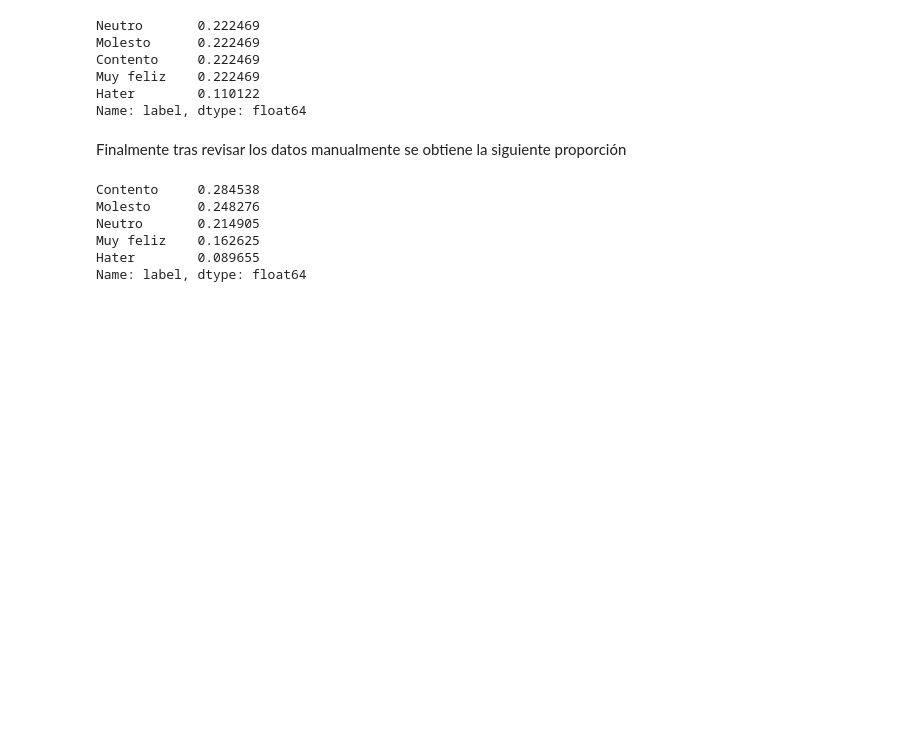
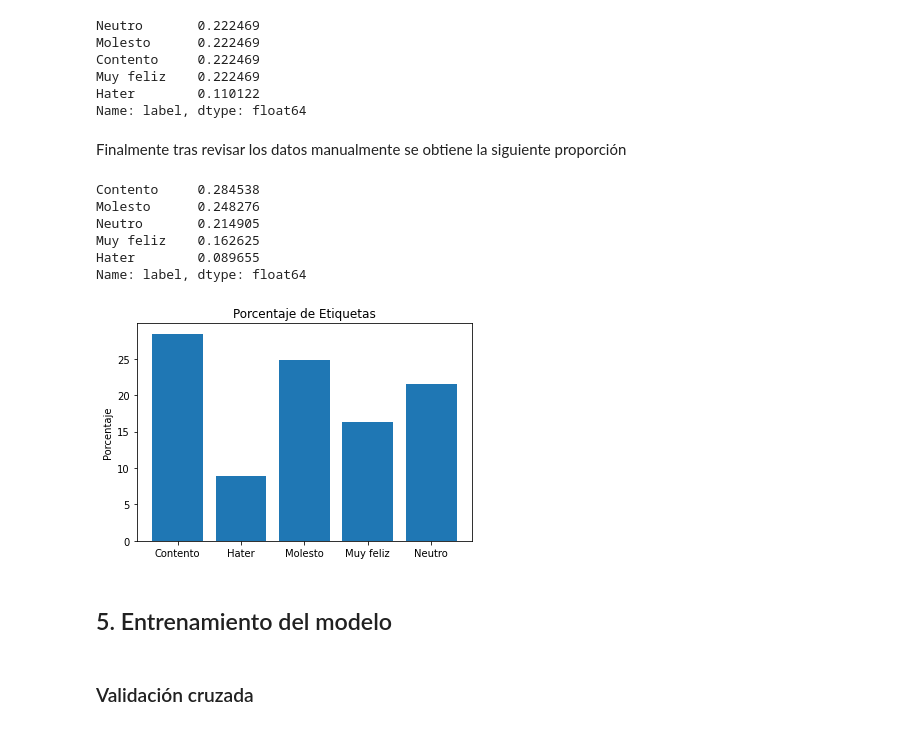
Before and after one commit to alejandromd/Analisis-De-Sentimientos, a Jupyter notebook: Proyecto.ipynb, the cells around one changed output. Cells and saved outputs as stored; diff of their text form; code cells hidden in the pictures; blank space fills up the shorter version.

```diff
--- a/Proyecto.ipynb
+++ b/Proyecto.ipynb
@@ -287,3 +289,25 @@ Neutro       0.214905
 Muy feliz    0.162625
 Hater        0.089655
 Name: label, dtype: float64
+# %%
+import matplotlib.pyplot as plt
+
+objetivo_codificado = codificador_objetivo.fit_transform(objetivo)
+# Contar las ocurrencias de cada etiqueta
+conteo_etiquetas = pandas.Series(objetivo_codificado).value_counts()
+
+# Obtener los porcentajes de cada etiqueta
+porcentajes = conteo_etiquetas / len(objetivo) * 100
+
+# Crear la gráfica de barras
+plt.bar(porcentajes.index, porcentajes)
+plt.ylabel('Porcentaje')
+plt.title('Porcentaje de Etiquetas')
+etiquetas = codificador_objetivo.inverse_transform(porcentajes.index)
+plt.xticks(porcentajes.index, etiquetas)
+
+plt.show()
+# %% [output]
+[figure, added]
+# %% [markdown]
+## 5. Entrenamiento del modelo
@@ -289,0 +325,2 @@ Name: label, dtype: float64
+# %% [markdown]
+### Validación cruzada
```
Also changed, not shown: parts of 18 cells of this notebook.
